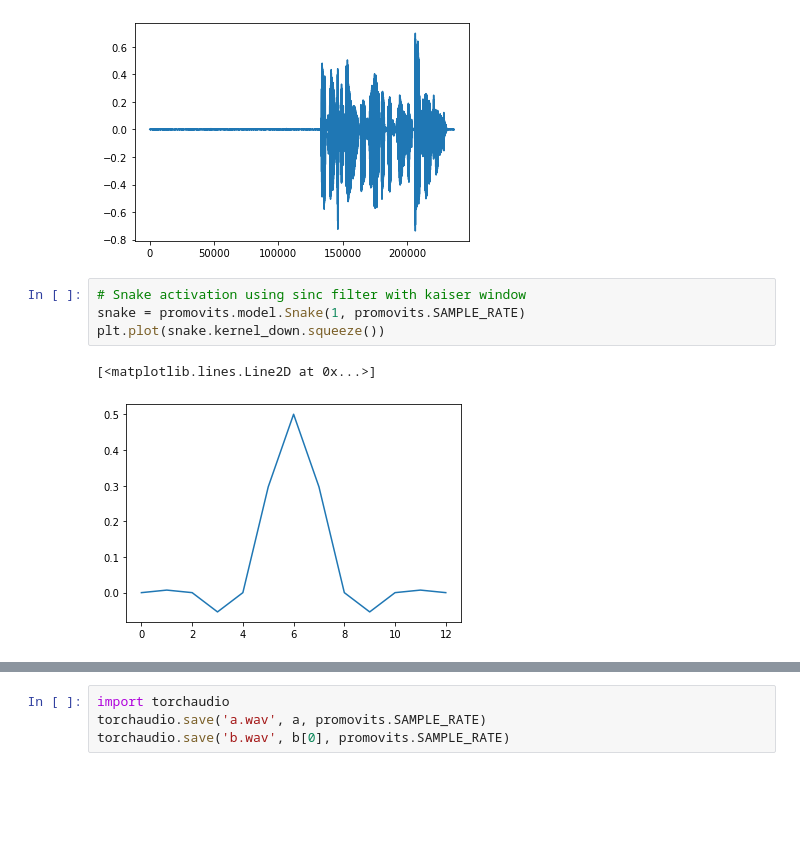
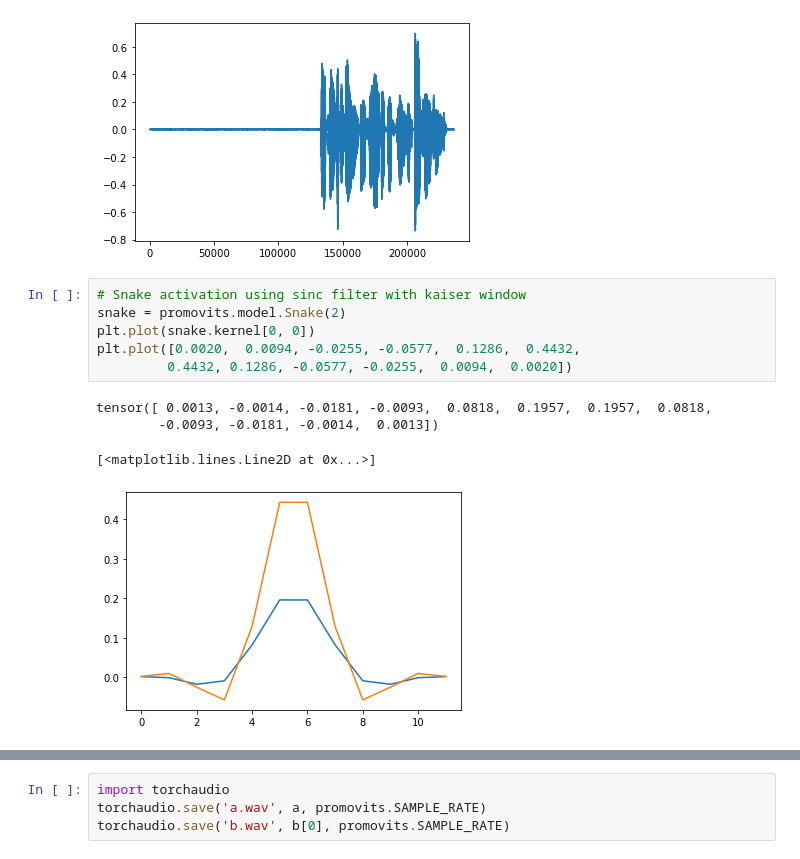
Before and after one commit to maxrmorrison/promonet, a Jupyter notebook: notebooks/snake.ipynb, the cells around one changed output, grey strips where cells are left out. Saved outputs shown, nothing was run; the diff lists cells and outputs as text; blank space fills up the shorter version.

```diff
--- a/notebooks/snake.ipynb
+++ b/notebooks/snake.ipynb
@@ -21,8 +22,12 @@ ipd.Audio(a.squeeze().numpy(), rate=promovits.SAMPLE_RATE)
 [figure]
 # %%
 # Snake activation using sinc filter with kaiser window
-snake = promovits.model.Snake(1, promovits.SAMPLE_RATE)
-plt.plot(snake.kernel_down.squeeze())
+snake = promovits.model.Snake(2)
+plt.plot(snake.kernel[0, 0])
+plt.plot([0.0020,  0.0094, -0.0255, -0.0577,  0.1286,  0.4432,
+         0.4432, 0.1286, -0.0577, -0.0255,  0.0094,  0.0020])
 # %% [output]
-[<matplotlib.lines.Line2D at 0x...>]
+tensor([ 0.0013, -0.0014, -0.0181, -0.0093,  0.0818,  0.1957,  0.1957,  0.0818,
+        -0.0093, -0.0181, -0.0014,  0.0013])
+[<matplotlib.lines.Line2D at 0x...>]
-[figure, old version]
+[figure, new version]
```
Also changed, not shown: parts of 6 cells of this notebook, 6 other files.
